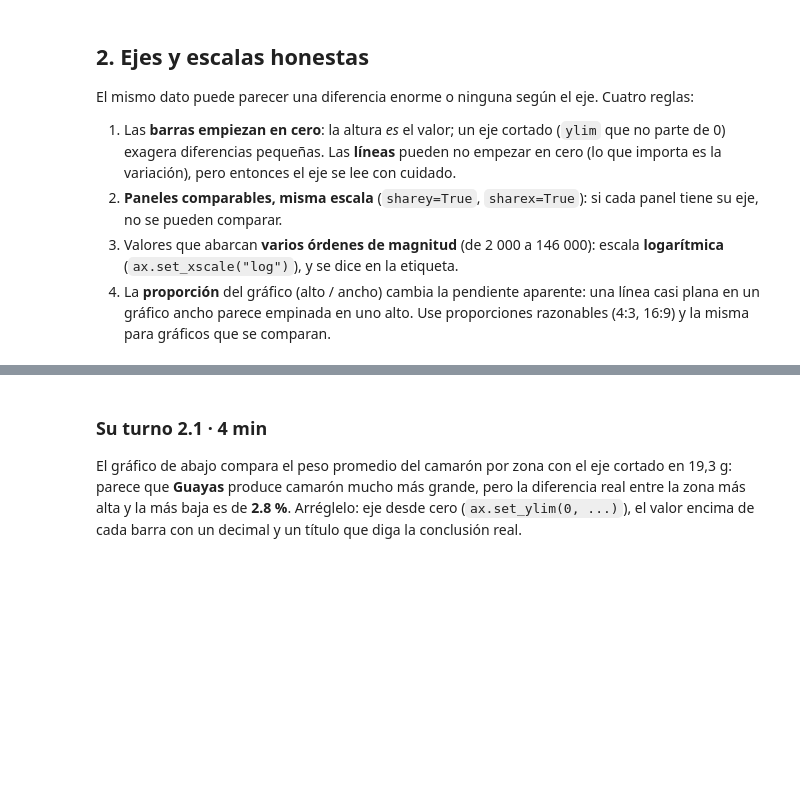
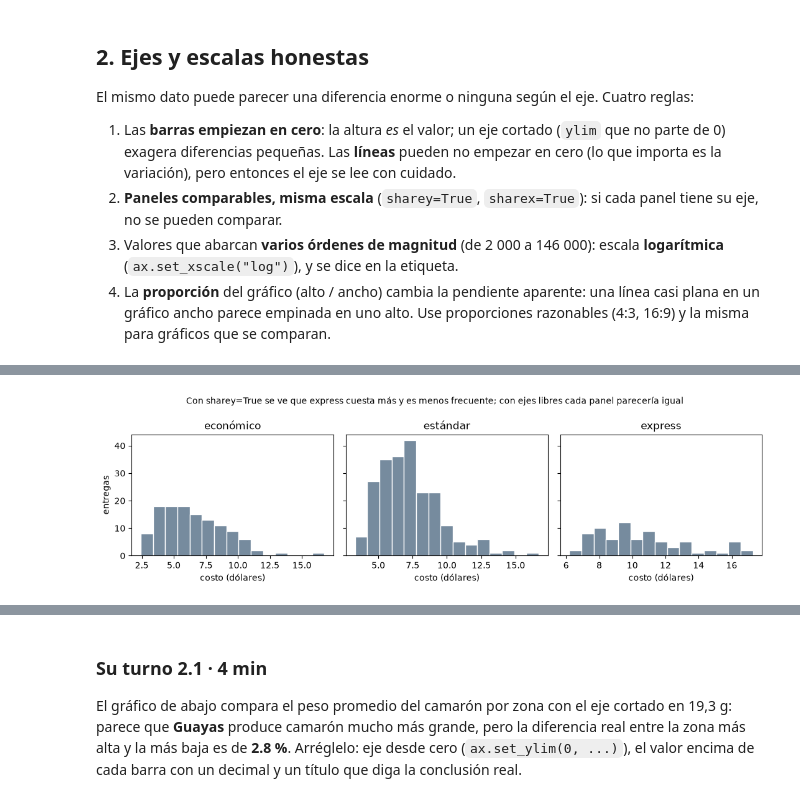
Before and after one commit to 0Kazu/Fundamentos-de-CDIA, a Jupyter notebook: sesion12/S13_Notebook_Clase_Visualizacion.ipynb, the cells around one changed output, grey strips where cells are left out. Drawn from its saved outputs; the diff is of its cells as text; code cells hidden in the pictures; blank space fills up the shorter version.

```diff
--- a/sesion12/S13_Notebook_Clase_Visualizacion.ipynb
+++ b/sesion12/S13_Notebook_Clase_Visualizacion.ipynb
@@ -137,13 +145,19 @@ plt.show()
 # %%
 # Regla 2: paneles con y sin eje compartido
 fig, axes = plt.subplots(1, 3, figsize=(11, 3.2), sharey=True)
+
 for ax, serv in zip(axes, ["económico", "estándar", "express"]):
     ax.hist(e.loc[e["tipo_servicio"] == serv, "costo"], bins=15, color=SLATE, edgecolor="white")
-    ax.set_title(serv); ax.set_xlabel("costo (dólares)")
+    ax.set_title(serv)
+    ax.set_xlabel("costo (dólares)")
+
 axes[0].set_ylabel("entregas")
 fig.suptitle("Con sharey=True se ve que express cuesta más y es menos frecuente; con ejes libres cada panel parecería igual", fontsize=10)
+
 fig.tight_layout()
 plt.show()
+# %% [output]
+[figure, added]
 # %%
 # Regla 3: cosecha_kg va de 2 658 a 146 286 kg: en escala lineal casi todo se apila a la izquierda; en log se ve la forma
 fig, axes = plt.subplots(1, 2, figsize=(10, 3.4))
```
Also changed, not shown: parts of 20 cells of this notebook, 23 other files.
